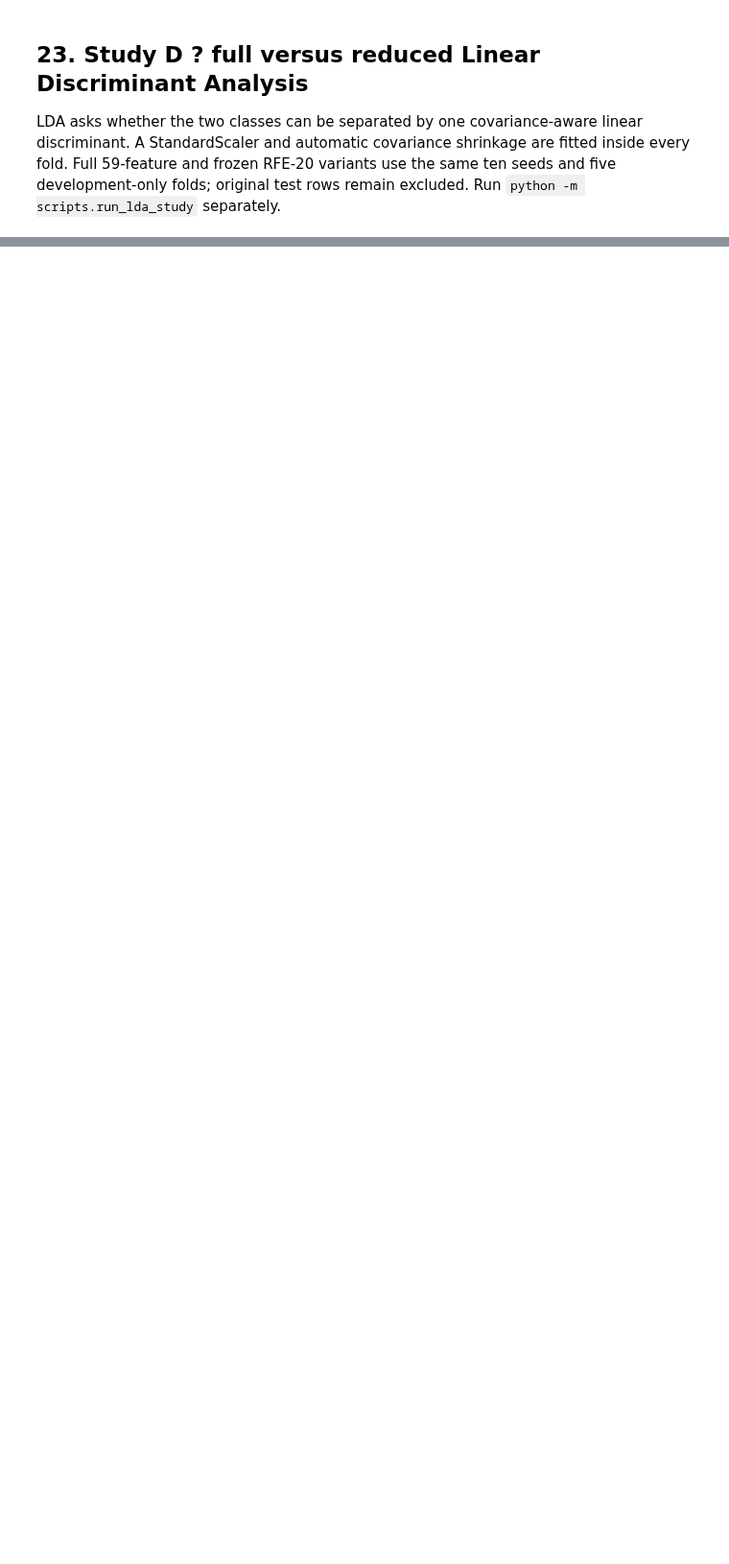
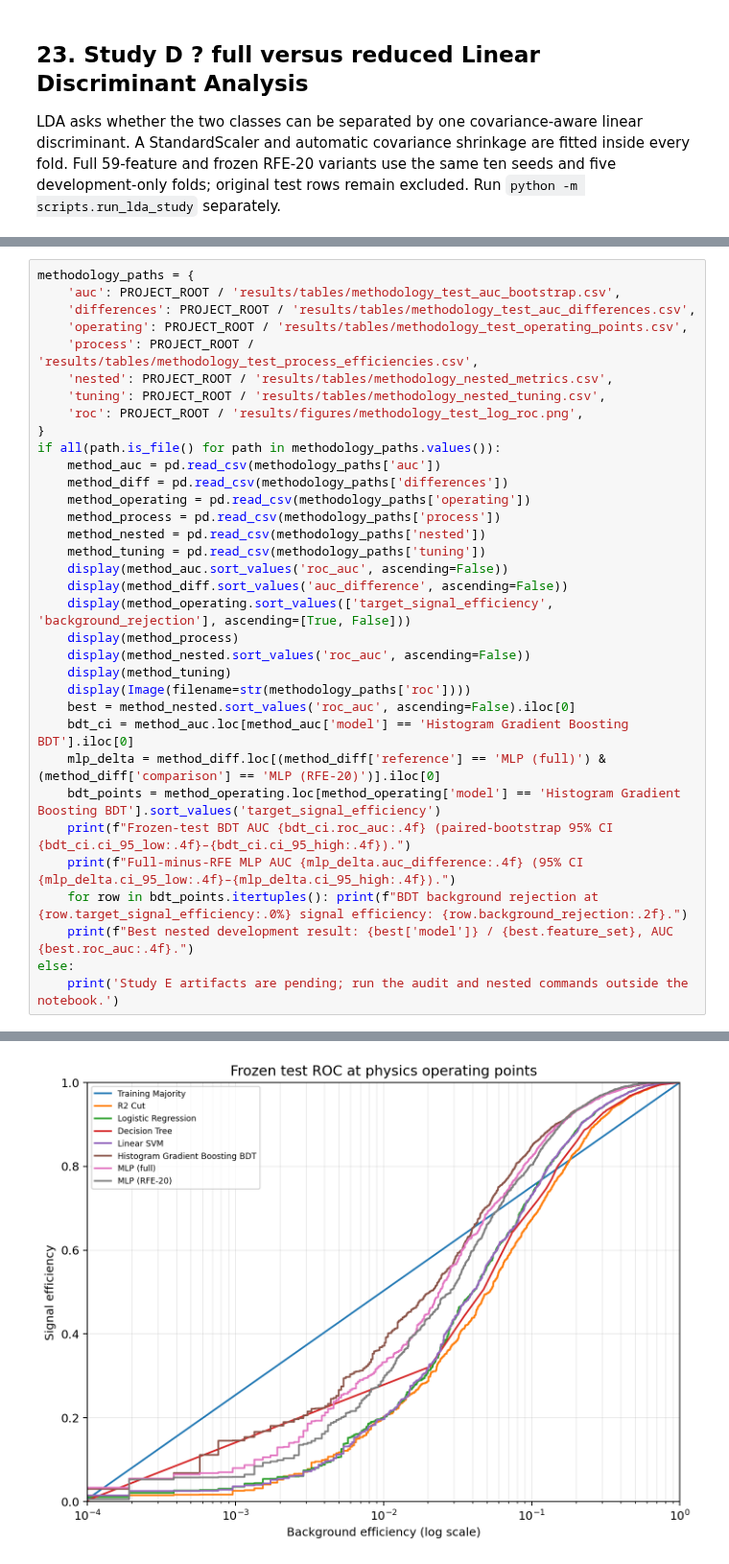
Before and after one commit to Ankitk108/IDC409-Project, a Jupyter notebook: notebooks/continuum_suppression.ipynb, the cells around one changed output, grey strips where cells are left out. Shown at 96% size. Cells and saved outputs as stored; diff of their text form; blank space fills up the shorter version.

```diff
--- a/notebooks/continuum_suppression.ipynb
+++ b/notebooks/continuum_suppression.ipynb
@@ -381,0 +630,35 @@ Under the same development-only repeated-OOF setting, both LDA variants remain w
+# %%
+methodology_paths = {
+    'auc': PROJECT_ROOT / 'results/tables/methodology_test_auc_bootstrap.csv',
+    'differences': PROJECT_ROOT / 'results/tables/methodology_test_auc_differences.csv',
+    'operating': PROJECT_ROOT / 'results/tables/methodology_test_operating_points.csv',
+    'process': PROJECT_ROOT / 'results/tables/methodology_test_process_efficiencies.csv',
+    'nested': PROJECT_ROOT / 'results/tables/methodology_nested_metrics.csv',
+    'tuning': PROJECT_ROOT / 'results/tables/methodology_nested_tuning.csv',
+    'roc': PROJECT_ROOT / 'results/figures/methodology_test_log_roc.png',
+}
+if all(path.is_file() for path in methodology_paths.values()):
+    method_auc = pd.read_csv(methodology_paths['auc'])
+    method_diff = pd.read_csv(methodology_paths['differences'])
+    method_operating = pd.read_csv(methodology_paths['operating'])
+    method_process = pd.read_csv(methodology_paths['process'])
+    method_nested = pd.read_csv(methodology_paths['nested'])
+    method_tuning = pd.read_csv(methodology_paths['tuning'])
+    display(method_auc.sort_values('roc_auc', ascending=False))
+    display(method_diff.sort_values('auc_difference', ascending=False))
+    display(method_operating.sort_values(['target_signal_efficiency', 'background_rejection'], ascending=[True, False]))
+    display(method_process)
+    display(method_nested.sort_values('roc_auc', ascending=False))
+    display(method_tuning)
+    display(Image(filename=str(methodology_paths['roc'])))
+    best = method_nested.sort_values('roc_auc', ascending=False).iloc[0]
+    bdt_ci = method_auc.loc[method_auc['model'] == 'Histogram Gradient Boosting BDT'].iloc[0]
+    mlp_delta = method_diff.loc[(method_diff['reference'] == 'MLP (full)') & (method_diff['comparison'] == 'MLP (RFE-20)')].iloc[0]
+    bdt_points = method_operating.loc[method_operating['model'] == 'Histogram Gradient Boosting BDT'].sort_values('target_signal_efficiency')
+    print(f"Frozen-test BDT AUC {bdt_ci.roc_auc:.4f} (paired-bootstrap 95% CI {bdt_ci.ci_95_low:.4f}–{bdt_ci.ci_95_high:.4f}).")
+    print(f"Full-minus-RFE MLP AUC {mlp_delta.auc_difference:.4f} (95% CI {mlp_delta.ci_95_low:.4f}–{mlp_delta.ci_95_high:.4f}).")
+    for row in bdt_points.itertuples(): print(f"BDT background rejection at {row.target_signal_efficiency:.0%} signal efficiency: {row.background_rejection:.2f}.")
+    print(f"Best nested development result: {best['model']} / {best.feature_set}, AUC {best.roc_auc:.4f}.")
+else:
+    print('Study E artifacts are pending; run the audit and nested commands outside the notebook.')
+# %% [output]
@@ -381,0 +737 @@ Under the same development-only repeated-OOF setting, both LDA variants remain w
+[figure, added]
```
Also changed, not shown: parts of 32 cells of this notebook, 12 other files.
